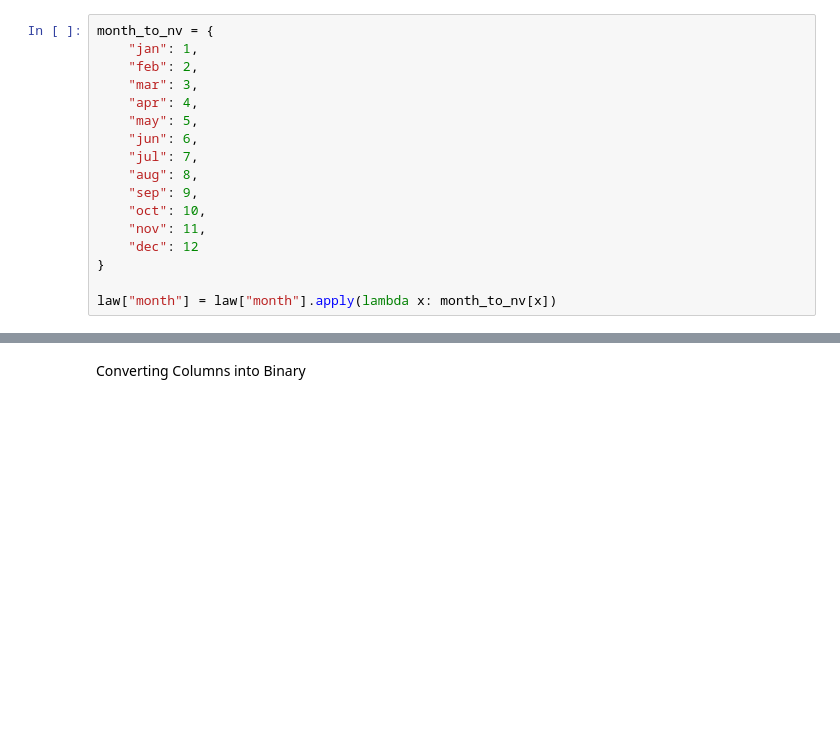
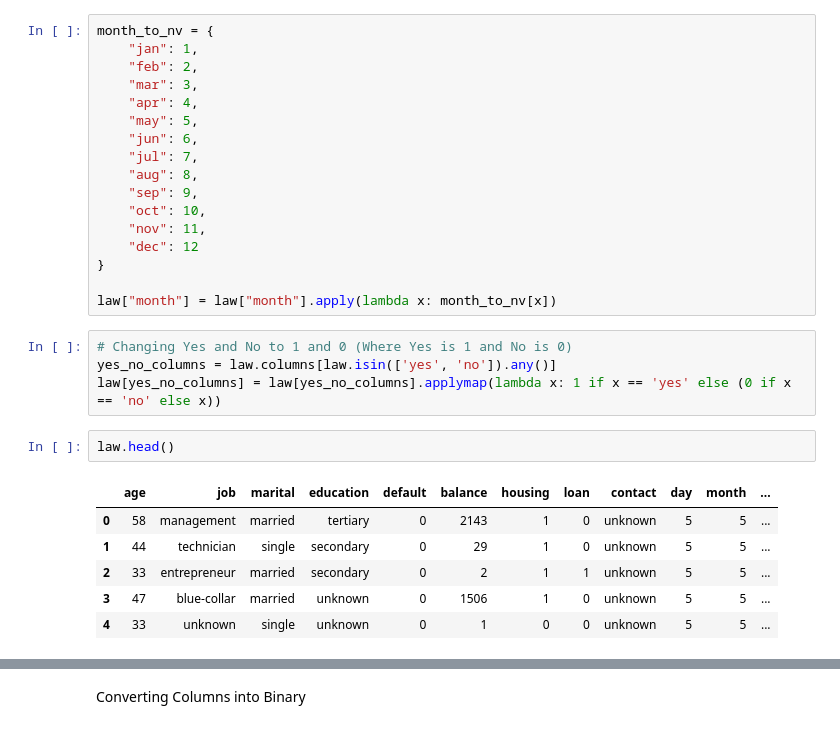
Before and after one commit to llawlaw23/Data-Analytics-Pathway-Assessment, a Jupyter notebook: Bank Data Analysis.ipynb, the cells around one changed output, grey strips where cells are left out. Drawn from its saved outputs; the diff is of its cells as text; blank space fills up the shorter version.

```diff
--- a/Bank Data Analysis.ipynb
+++ b/Bank Data Analysis.ipynb
@@ -118,3 +118,16 @@ month_to_nv = {
 }
 
 law["month"] = law["month"].apply(lambda x: month_to_nv[x])
+# %%
+# Changing Yes and No to 1 and 0 (Where Yes is 1 and No is 0)
+yes_no_columns = law.columns[law.isin(['yes', 'no']).any()]
+law[yes_no_columns] = law[yes_no_columns].applymap(lambda x: 1 if x == 'yes' else (0 if x == 'no' else x))
+# %%
+law.head()
+# %% [output]
+|  | age | job | marital | education | default | balance | housing | loan | contact | day | month | ... |
+| 0 | 58 | management | married | tertiary | 0 | 2143 | 1 | 0 | unknown | 5 | 5 | ... |
+| 1 | 44 | technician | single | secondary | 0 | 29 | 1 | 0 | unknown | 5 | 5 | ... |
+| 2 | 33 | entrepreneur | married | secondary | 0 | 2 | 1 | 1 | unknown | 5 | 5 | ... |
+| 3 | 47 | blue-collar | married | unknown | 0 | 1506 | 1 | 0 | unknown | 5 | 5 | ... |
+| 4 | 33 | unknown | single | unknown | 0 | 1 | 0 | 0 | unknown | 5 | 5 | ... |
```
Also changed, not shown: parts of 13 cells of this notebook.
